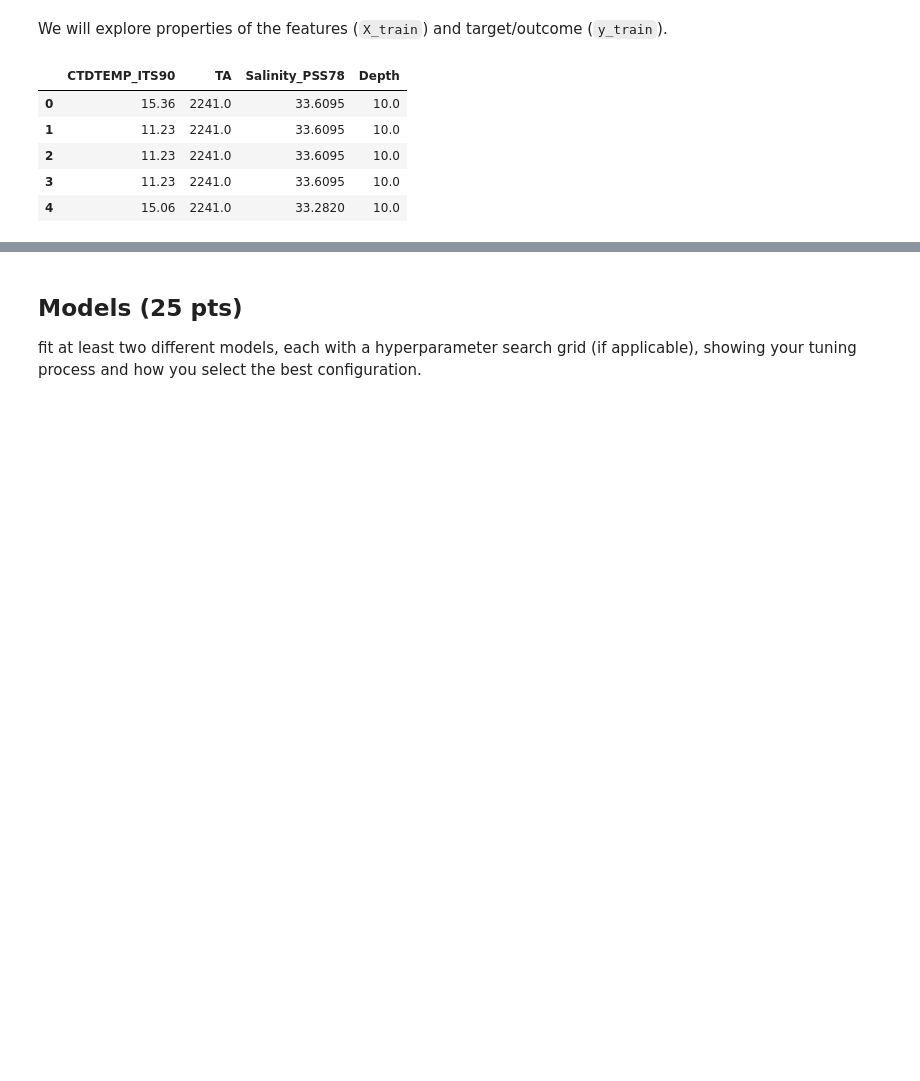
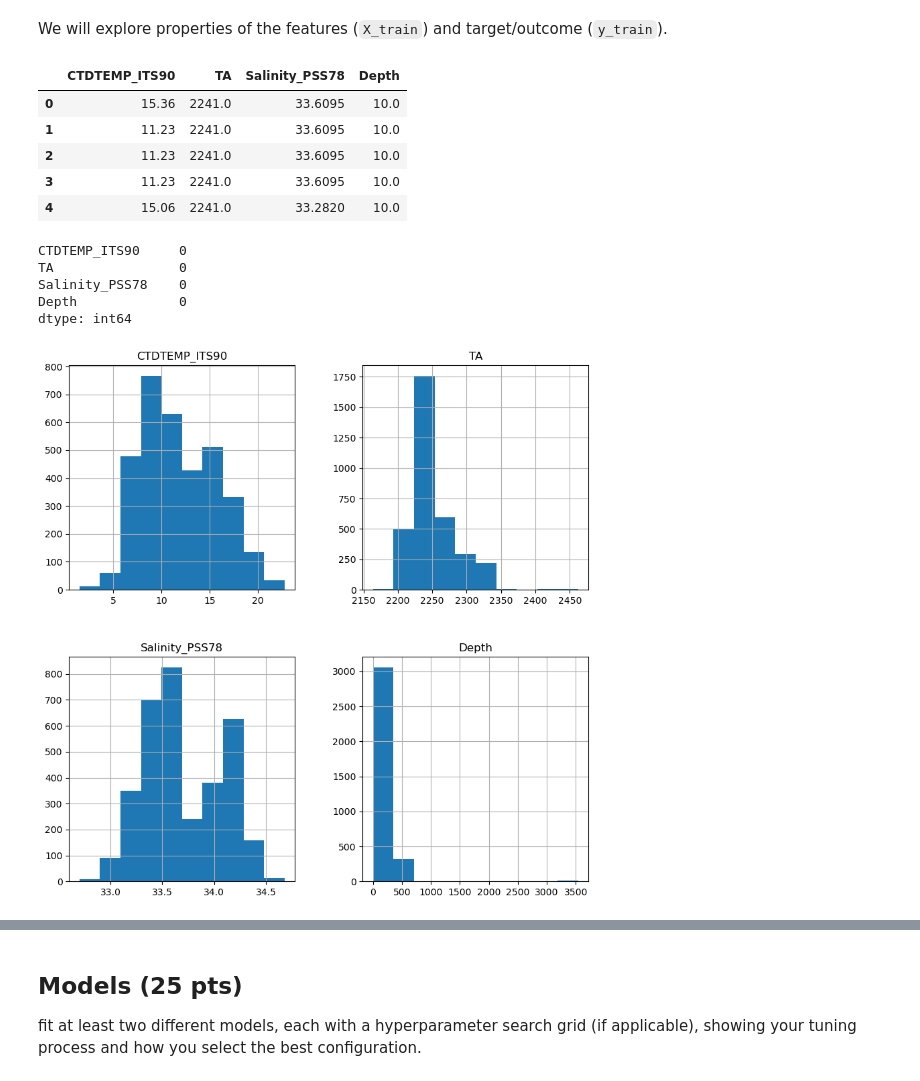
Before and after one commit to vedikaS-byte/eds-232-kaggle-competition, a Jupyter notebook: kaggle-notebook.ipynb, the cells around one changed output, grey strips where cells are left out. Drawn from its saved outputs; the diff is of its cells as text; code cells hidden in the pictures; blank space fills up the shorter version.

```diff
--- a/kaggle-notebook.ipynb
+++ b/kaggle-notebook.ipynb
@@ -52,3 +59,19 @@ X_train.head() # It is a df with all features except DIC
 | 2 | 11.23 | 2241.0 | 33.6095 | 10.0 |
 | 3 | 11.23 | 2241.0 | 33.6095 | 10.0 |
 | 4 | 15.06 | 2241.0 | 33.2820 | 10.0 |
+# %%
+# Do we need to impute anything? Check for missing values
+features_missing = X_train.isnull().sum()
+features_missing
+# %% [output]
+CTDTEMP_ITS90     0
+TA                0
+Salinity_PSS78    0
+Depth             0
+dtype: int64
+# %%
+# There do not seem to be any missing values, so let's check the distribution of the features to see if we need to do any transformations.
+X_train.hist(figsize=(10,10))
+plt.show()
+# %% [output]
+[figure, added]
```
Also changed, not shown: parts of 11 cells of this notebook, 2 other files.
